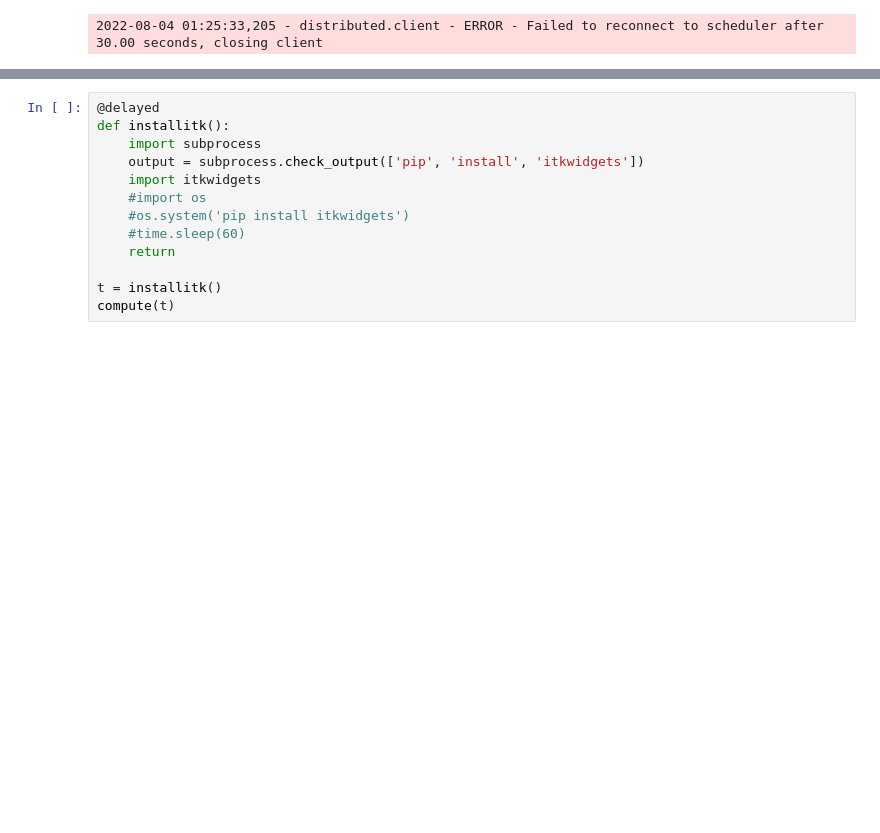
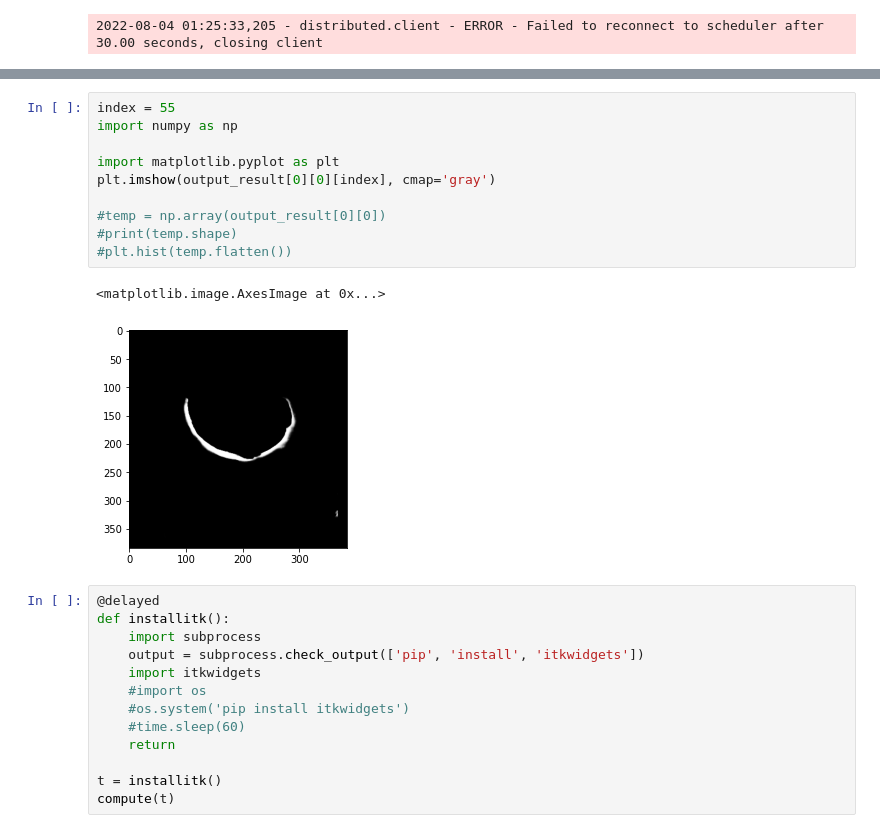
Before and after one commit to PranjalSahu/OAI_analysis_2, a Jupyter notebook: notebooks/DaskComputationCoiled.ipynb, the cells around one changed output, grey strips where cells are left out. Saved outputs shown, nothing was run; the diff lists cells and outputs as text; blank space fills up the shorter version.

```diff
--- a/notebooks/DaskComputationCoiled.ipynb
+++ b/notebooks/DaskComputationCoiled.ipynb
@@ -514,3 +663,16 @@ AttributeError: module 'skimage.measure' has no attribute 'marching_cubes_lewine
+# %%
+index = 55
+import numpy as np
+
+import matplotlib.pyplot as plt
+plt.imshow(output_result[0][0][index], cmap='gray')
+
+#temp = np.array(output_result[0][0])
+#print(temp.shape)
+#plt.hist(temp.flatten())
+# %% [output]
+<matplotlib.image.AxesImage at 0x...>
+[figure, added]
 # %%
 @delayed
 def installitk():
```
Also changed, not shown: parts of 8 cells of this notebook.
